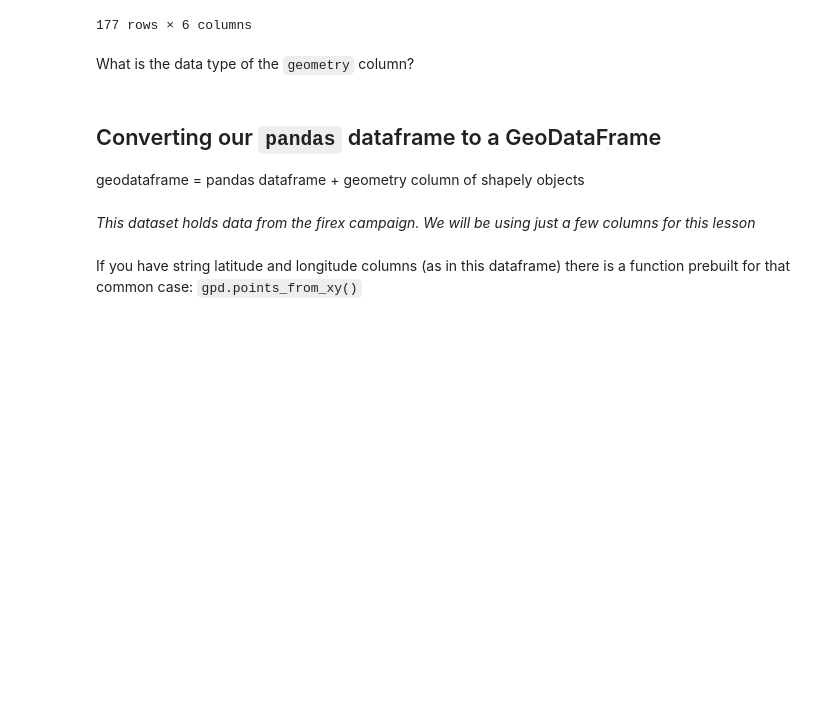
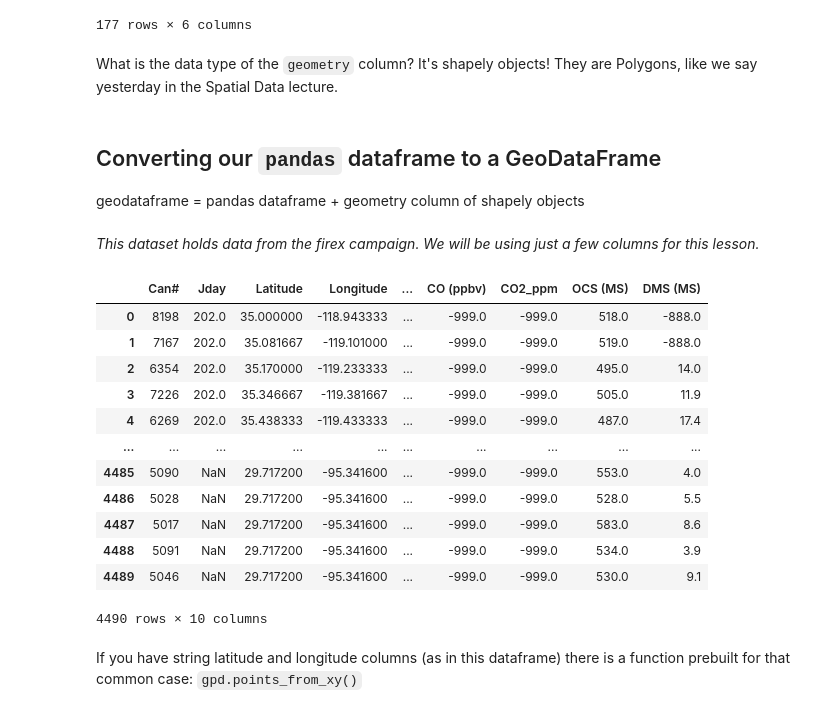
Before and after one commit to rwegener2/sarp_lessons, a Jupyter notebook: lessons/tabular_data/3_geopandas.ipynb, the cells around one changed output. Cells and saved outputs as stored; diff of their text form; code cells hidden in the pictures; blank space fills up the shorter version.

```diff
--- a/lessons/tabular_data/3_geopandas.ipynb
+++ b/lessons/tabular_data/3_geopandas.ipynb
@@ -45,7 +45,7 @@ gpd.read_file(gpd.datasets.get_path('naturalearth_lowres'))
 | 176 | 13026129 | Africa | S. Sudan | SSD | 20880.0 | POLYGON ((30.83385 3.50917, 29.95... |
 177 rows × 6 columns
 # %% [markdown]
-What is the data type of the `geometry` column?
+What is the data type of the `geometry` column? It's shapely objects! They are Polygons, like we say yesterday in the Spatial Data lecture.
 # %% [markdown]
 ## Converting our `pandas` dataframe to a GeoDataFrame
 
@@ -59,10 +61,26 @@ pd.set_option('display.max_rows', 10)
 # %% [markdown]
-_This dataset holds data from the firex campaign. We will be using just a few columns for this lesson_
+_This dataset holds data from the firex campaign. We will be using just a few columns for this lesson._
 # %%
 firex_filepath = "./data/Copy of SARP 2009 to 2020 sent to Alex with plotting.xlsx"
 firex = pd.read_excel(firex_filepath, 'data')
 firex = firex[['Can#', 'Jday', 'Latitude', 'Longitude', 'State', 'CH4 (ppmv)',
        'CO (ppbv)', 'CO2_ppm', 'OCS (MS)', 'DMS (MS)']].iloc[:4490]
+# %%
+firex
+# %% [output]
+|  | Can# | Jday | Latitude | Longitude | ... | CO (ppbv) | CO2_ppm | OCS (MS) | DMS (MS) |
+| 0 | 8198 | 202.0 | 35.000000 | -118.943333 | ... | -999.0 | -999.0 | 518.0 | -888.0 |
+| 1 | 7167 | 202.0 | 35.081667 | -119.101000 | ... | -999.0 | -999.0 | 519.0 | -888.0 |
+| 2 | 6354 | 202.0 | 35.170000 | -119.233333 | ... | -999.0 | -999.0 | 495.0 | 14.0 |
+| 3 | 7226 | 202.0 | 35.346667 | -119.381667 | ... | -999.0 | -999.0 | 505.0 | 11.9 |
+| 4 | 6269 | 202.0 | 35.438333 | -119.433333 | ... | -999.0 | -999.0 | 487.0 | 17.4 |
+| ... | ... | ... | ... | ... | ... | ... | ... | ... | ... |
+| 4485 | 5090 | NaN | 29.717200 | -95.341600 | ... | -999.0 | -999.0 | 553.0 | 4.0 |
+| 4486 | 5028 | NaN | 29.717200 | -95.341600 | ... | -999.0 | -999.0 | 528.0 | 5.5 |
+| 4487 | 5017 | NaN | 29.717200 | -95.341600 | ... | -999.0 | -999.0 | 583.0 | 8.6 |
+| 4488 | 5091 | NaN | 29.717200 | -95.341600 | ... | -999.0 | -999.0 | 534.0 | 3.9 |
+| 4489 | 5046 | NaN | 29.717200 | -95.341600 | ... | -999.0 | -999.0 | 530.0 | 9.1 |
+4490 rows × 10 columns
 # %%
 # Drop columns where Latitude or Longitude are nan
 firex = firex[firex['Longitude'].notna()]
```
Also changed, not shown: parts of 17 cells of this notebook, 3 other files.
